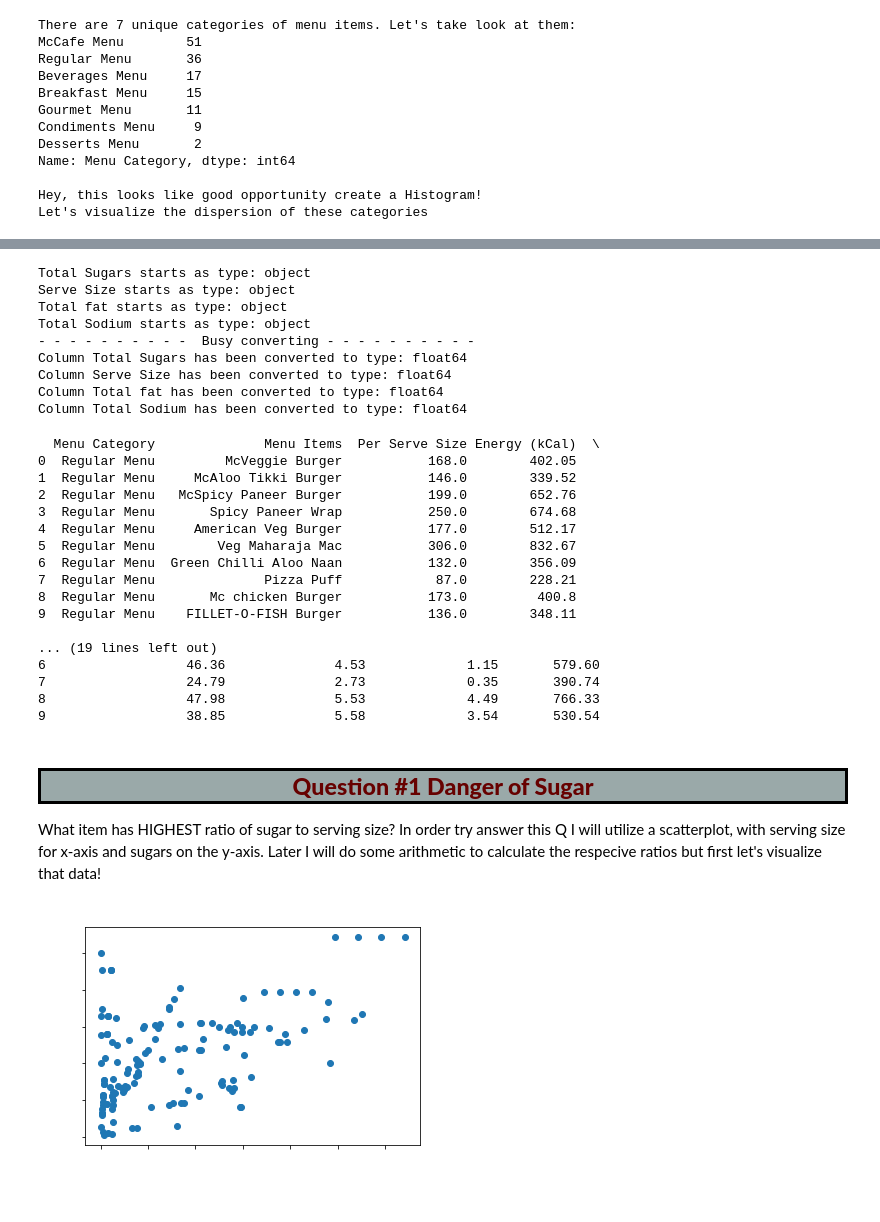
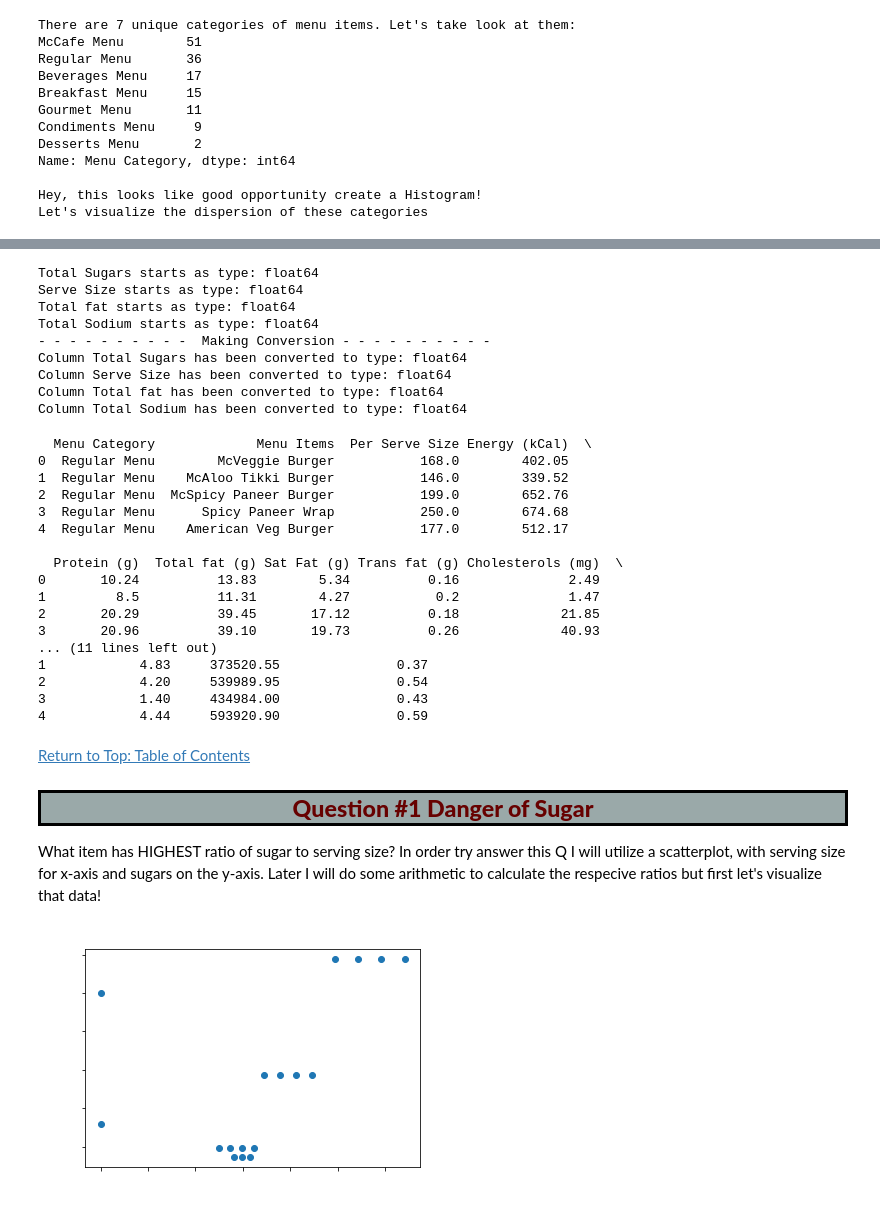
Before and after one commit to Frankenmiller/jupyter-final-data-project, a Jupyter notebook: final_python_project/notebook.ipynb, the cells around one changed output, grey strips where cells are left out. Saved outputs shown, nothing was run; the diff lists cells and outputs as text; code cells hidden in the pictures.

```diff
--- a/final_python_project/notebook.ipynb
+++ b/final_python_project/notebook.ipynb
@@ -128,7 +129,7 @@ print("Total Sugars starts as type:", dataframe['Total Sugars (g)'].dtype)
 print("Serve Size starts as type:", dataframe['Per Serve Size'].dtype)
 print("Total fat starts as type:", dataframe['Total fat (g)'].dtype)
 print("Total Sodium starts as type:", dataframe['Sodium (mg)'].dtype)
-print("- " * 10,"Busy converting","- " * 10)
+print("- " * 10,"Making Conversion","- " * 10)
 dataframe['Per Serve Size'] = dataframe['Per Serve Size'].astype(float)
 dataframe['Total Sugars (g)'] = dataframe['Total Sugars (g)'].astype(float)
 dataframe['Total fat (g)'] = dataframe['Total fat (g)'].astype(float)
@@ -138,36 +139,37 @@ print("Column Serve Size has been converted to type:",dataframe['Per Serve Size'
 print("Column Total fat has been converted to type:",dataframe['Total fat (g)'].dtype)
 print("Column Total Sodium has been converted to type:",dataframe['Sodium (mg)'].dtype)
 # %% [output]
-Total Sugars starts as type: object
-Serve Size starts as type: object
-Total fat starts as type: object
-Total Sodium starts as type: object
-- - - - - - - - - -  Busy converting - - - - - - - - - -
+Total Sugars starts as type: float64
+Serve Size starts as type: float64
+Total fat starts as type: float64
+Total Sodium starts as type: float64
+- - - - - - - - - -  Making Conversion - - - - - - - - - -
 Column Total Sugars has been converted to type: float64
 Column Serve Size has been converted to type: float64
 Column Total fat has been converted to type: float64
 Column Total Sodium has been converted to type: float64
 # %%
-print(dataframe.head(10))
+print(dataframe.head(5))
 # %% [output]
-  Menu Category              Menu Items  Per Serve Size Energy (kCal)  \
-0  Regular Menu         McVeggie Burger           168.0        402.05
-1  Regular Menu     McAloo Tikki Burger           146.0        339.52
-2  Regular Menu   McSpicy Paneer Burger           199.0        652.76
-3  Regular Menu       Spicy Paneer Wrap           250.0        674.68
-4  Regular Menu     American Veg Burger           177.0        512.17
-5  Regular Menu        Veg Maharaja Mac           306.0        832.67
-6  Regular Menu  Green Chilli Aloo Naan           132.0        356.09
-7  Regular Menu              Pizza Puff            87.0        228.21
-8  Regular Menu       Mc chicken Burger           173.0         400.8
-9  Regular Menu    FILLET-O-FISH Burger           136.0        348.11
+  Menu Category             Menu Items  Per Serve Size Energy (kCal)  \
+0  Regular Menu        McVeggie Burger           168.0        402.05
+1  Regular Menu    McAloo Tikki Burger           146.0        339.52
+2  Regular Menu  McSpicy Paneer Burger           199.0        652.76
+3  Regular Menu      Spicy Paneer Wrap           250.0        674.68
+4  Regular Menu    American Veg Burger           177.0        512.17
 
-... (19 lines left out)
-6                  46.36              4.53             1.15       579.60
-7                  24.79              2.73             0.35       390.74
-8                  47.98              5.53             4.49       766.33
-9                  38.85              5.58             3.54       530.54
+  Protein (g)  Total fat (g) Sat Fat (g) Trans fat (g) Cholesterols (mg)  \
+0       10.24          13.83        5.34          0.16              2.49
+1         8.5          11.31        4.27           0.2              1.47
+2       20.29          39.45       17.12          0.18             21.85
+3       20.96          39.10       19.73          0.26             40.93
+... (11 lines left out)
+1            4.83     373520.55               0.37
+2            4.20     539989.95               0.54
+3            1.40     434984.00               0.43
+4            4.44     593920.90               0.59
 # %% [markdown]
+[Return to Top: Table of Contents](#table_contents)
 <a class="anchor" id="section4"></a>
 <h2 style="color: #808080; background-color:#9aa9a9; text-align:center; border: 3px solid #000000"><span style="color:#670100; font-weight:800">Question #1 Danger of Sugar</span></h2>
 
@@ -176,14 +178,19 @@ In order try answer this Q I will utilize a scatterplot, with serving
 size for x-axis and sugars on the y-axis. Later I will do some arithmetic
 to calculate the respecive ratios but first let's visualize that data!
 # %%
-x = numpy.array(dataframe['Total Sugars (g)'])
-y = numpy.array(dataframe['Per Serve Size'])
+##dataframe['grams sugar/mL'] = round(dataframe['Total Sugars (g)'] / dataframe['Per Serve Size'] * 100, 2)
+soda_df = dataframe[['Menu Category','Menu Items','Total Sugars (g)', 'Per Serve Size', 'grams sugar/mL']]
+coffee_df = dataframe[['Menu Category','Menu Items','Total Sugars (g)', 'Per Serve Size', 'grams sugar/mL']]
+soda_df = soda_df.loc[soda_df['Menu Category'] == ('Beverages Menu')]
+coffee_df = coffee_df.loc[coffee_df['Menu Category'] == ('McCafe Menu')]
+x = numpy.array(soda_df['Total Sugars (g)'])
+y = numpy.array(soda_df['Per Serve Size'])
 plt.scatter(x, y)
 plt.title("Gimme some Sugar!", fontweight ="bold", color ="white")
 plt.xlabel("Total Sugars in grams", fontweight ="bold", color ="white")
-plt.ylabel("Serving Size in grams", fontweight ="bold", color ="white")
+plt.ylabel("Serving Size in mL", fontweight ="bold", color ="white")
 plt.xticks(fontsize= 10, color ="white")
 plt.yticks(fontsize= 10, color ="white")
 plt.show()
 # %% [output]
-[figure, old version]
+[figure, new version]
```
Also changed, not shown: parts of 14 cells of this notebook.
